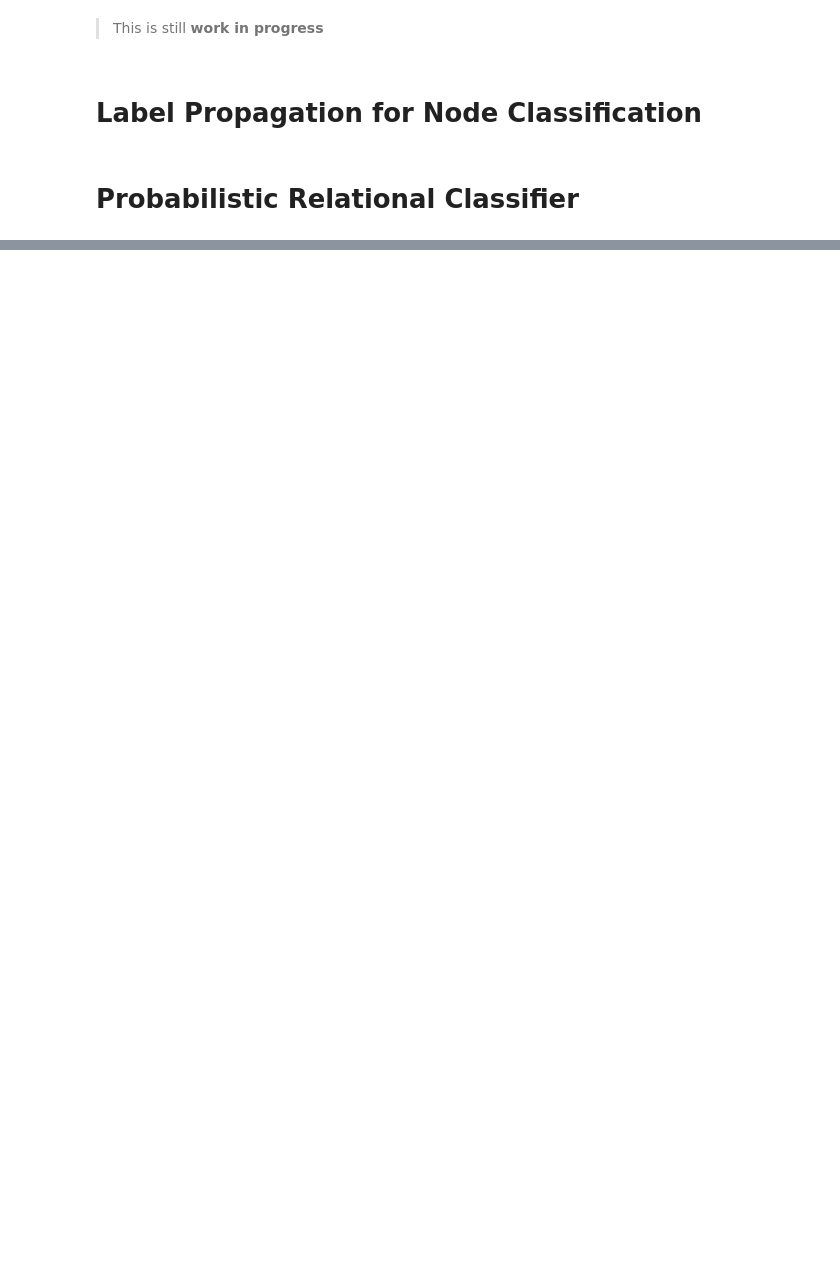
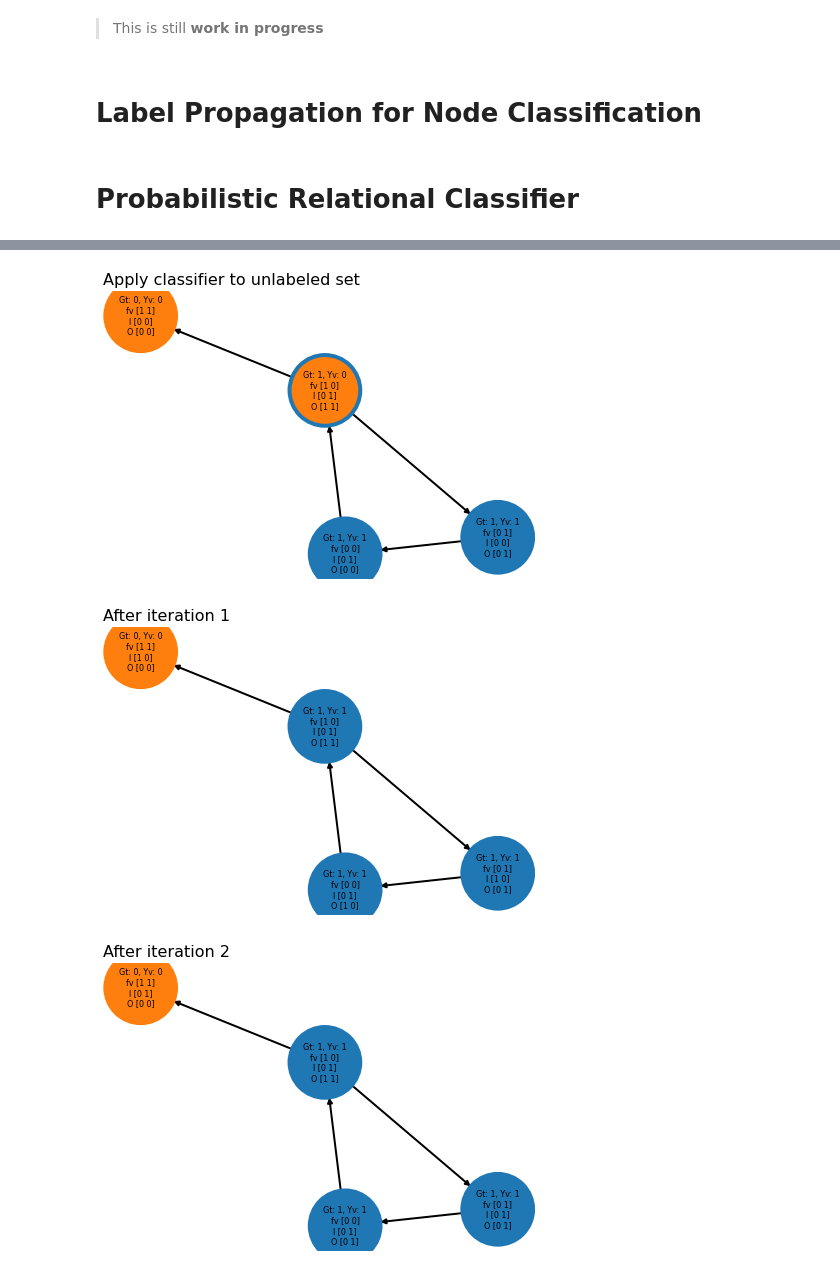
Before and after one commit to mnslarcher/cs224w-slides-to-code, a Jupyter notebook: notebooks/05-label-propagation-for-node-classification.ipynb, the cells around one changed output, grey strips where cells are left out. Drawn from its saved outputs; the diff is of its cells as text; code cells hidden in the pictures; blank space fills up the shorter version.

```diff
--- a/notebooks/05-label-propagation-for-node-classification.ipynb
+++ b/notebooks/05-label-propagation-for-node-classification.ipynb
@@ -116,0 +245,17 @@ _ = clf.run()
+# %%
+edge_list = [(1, 2), (2, 3), (3, 1), (3, 4)]
+G = nx.DiGraph(edge_list)
+attrs = {
+    1: {"fv": np.array([0, 1]), "Yv": 1, "gt": 1},
+    2: {"fv": np.array([0, 0]), "Yv": 1, "gt": 1},
+    3: {"fv": np.array([1, 0]), "Yv": None, "gt": 1},
+    4: {"fv": np.array([1, 1]), "Yv": 0, "gt": 0},
+}
+nx.set_node_attributes(G, attrs)
+
+clf = IterativeClassifier()
+_ = clf.predict(G)
+# %% [output]
+[figure, added]
+[figure, added]
+[figure, added]
```
Also changed, not shown: parts of 4 cells of this notebook.
